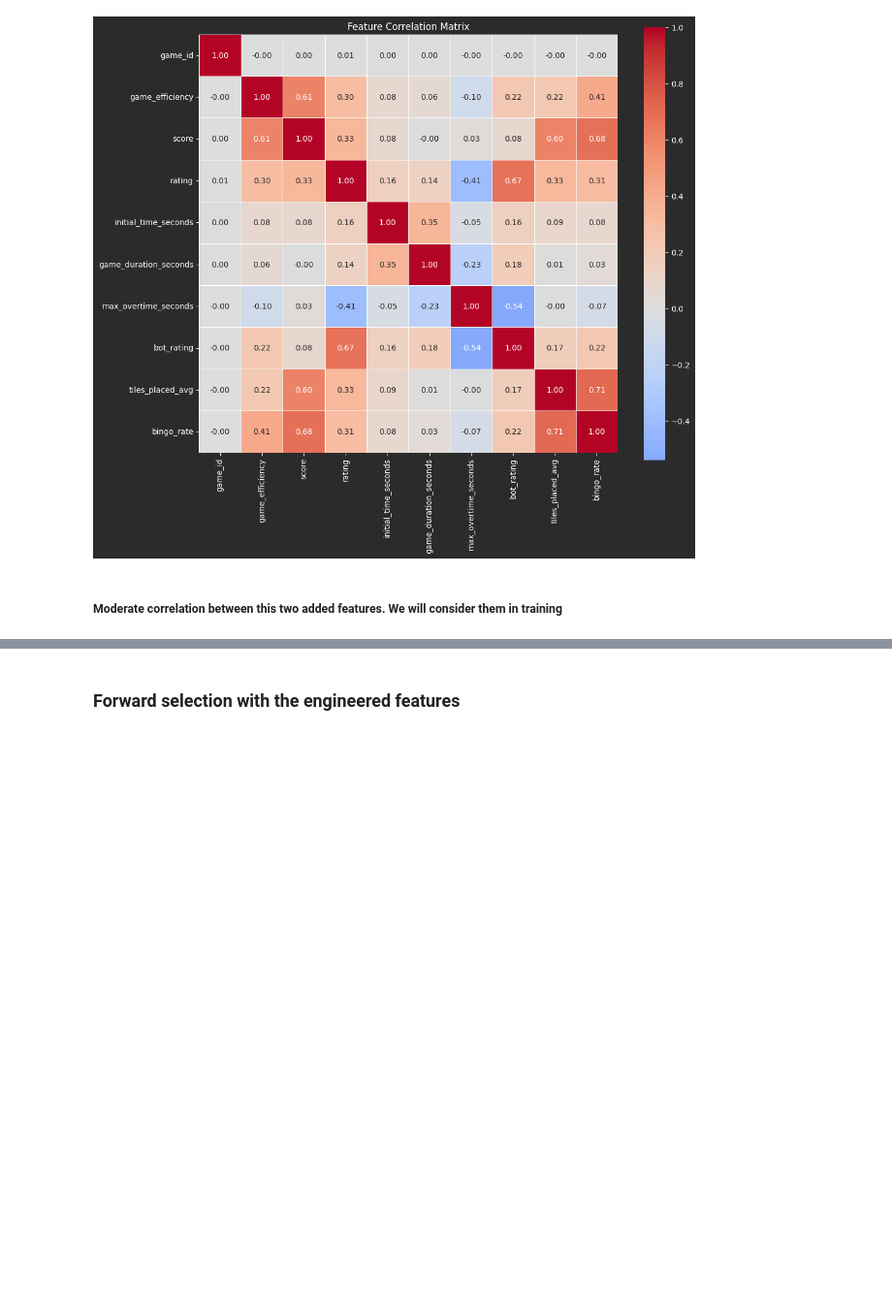
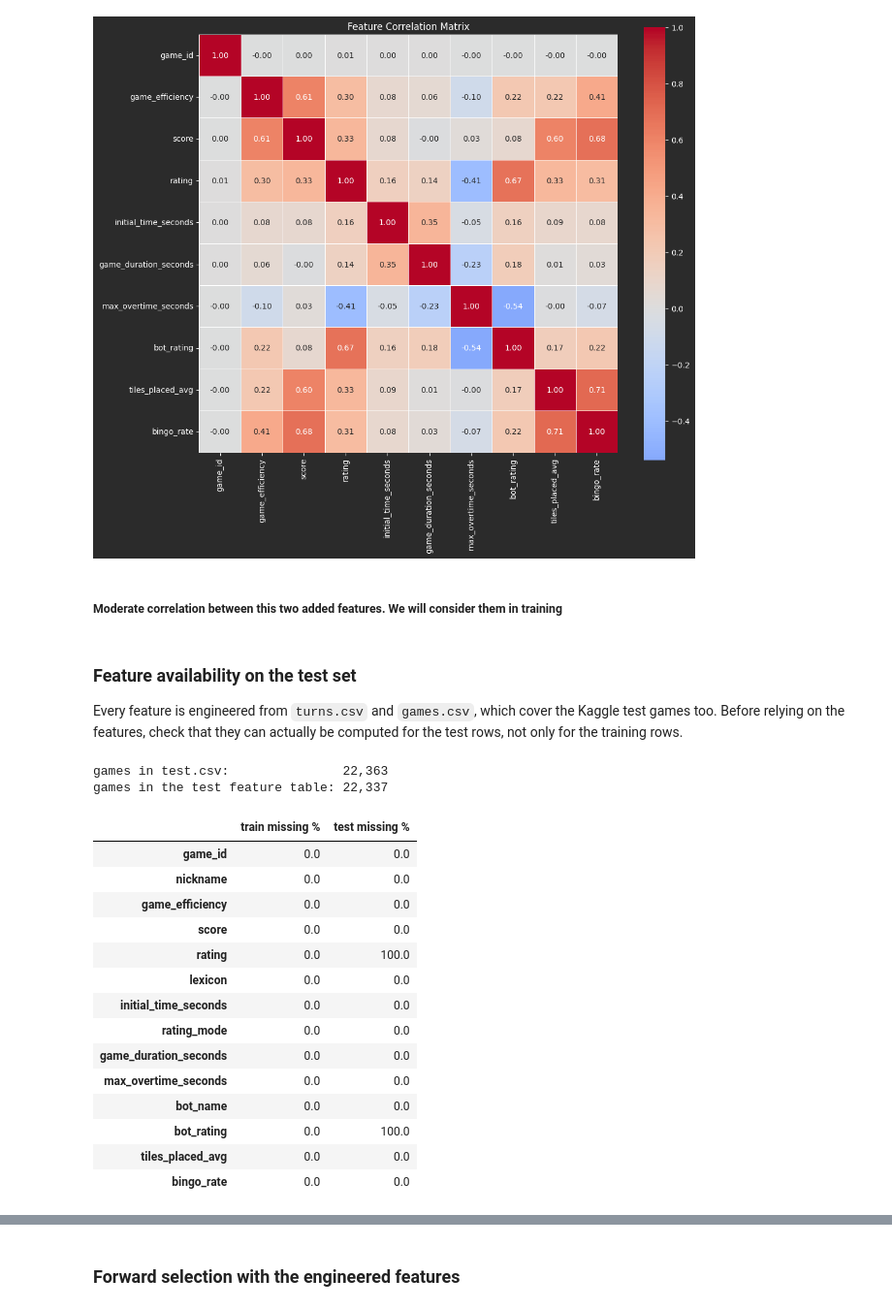
Before and after one commit to eranK12329/Scrabble, a Jupyter notebook: scrabble_project.ipynb, the cells around one changed output, grey strips where cells are left out. Shown at 97% size. Saved outputs shown, nothing was run; the diff lists cells and outputs as text; code cells hidden in the pictures; blank space fills up the shorter version.

```diff
--- a/scrabble_project.ipynb
+++ b/scrabble_project.ipynb
@@ -719,3 +751,32 @@ plot_numerical_correlation_matrix(train_feature_engineering_df)
 # %%
 train_feature_engineering_df = feature_engineered_df[feature_engineered_df['rating'].notna()].copy()
 test_feature_engineering_df  = feature_engineered_df[feature_engineered_df['rating'].isna()].copy()
+# %% [markdown]
+### Feature availability on the test set
+Every feature is engineered from `turns.csv` and `games.csv`, which cover the Kaggle test games too. Before relying on the features, check that they can actually be computed for the test rows, not only for the training rows.
+# %%
+print(f"games in test.csv:               {test_df['game_id'].nunique():,}")
+print(f"games in the test feature table: {test_feature_engineering_df['game_id'].nunique():,}")
+
+pd.DataFrame({
+    'train missing %': train_feature_engineering_df.isna().mean() * 100,
+    'test missing %': test_feature_engineering_df.isna().mean() * 100,
+}).round(1)
+# %% [output]
+games in test.csv:               22,363
+games in the test feature table: 22,337
+|  | train missing % | test missing % |
+| game_id | 0.0 | 0.0 |
+| nickname | 0.0 | 0.0 |
+| game_efficiency | 0.0 | 0.0 |
+| score | 0.0 | 0.0 |
+| rating | 0.0 | 100.0 |
+| lexicon | 0.0 | 0.0 |
+| initial_time_seconds | 0.0 | 0.0 |
+| rating_mode | 0.0 | 0.0 |
+| game_duration_seconds | 0.0 | 0.0 |
+| max_overtime_seconds | 0.0 | 0.0 |
+| bot_name | 0.0 | 0.0 |
+| bot_rating | 0.0 | 100.0 |
+| tiles_placed_avg | 0.0 | 0.0 |
+| bingo_rate | 0.0 | 0.0 |
```
Also changed, not shown: parts of 13 cells of this notebook.
